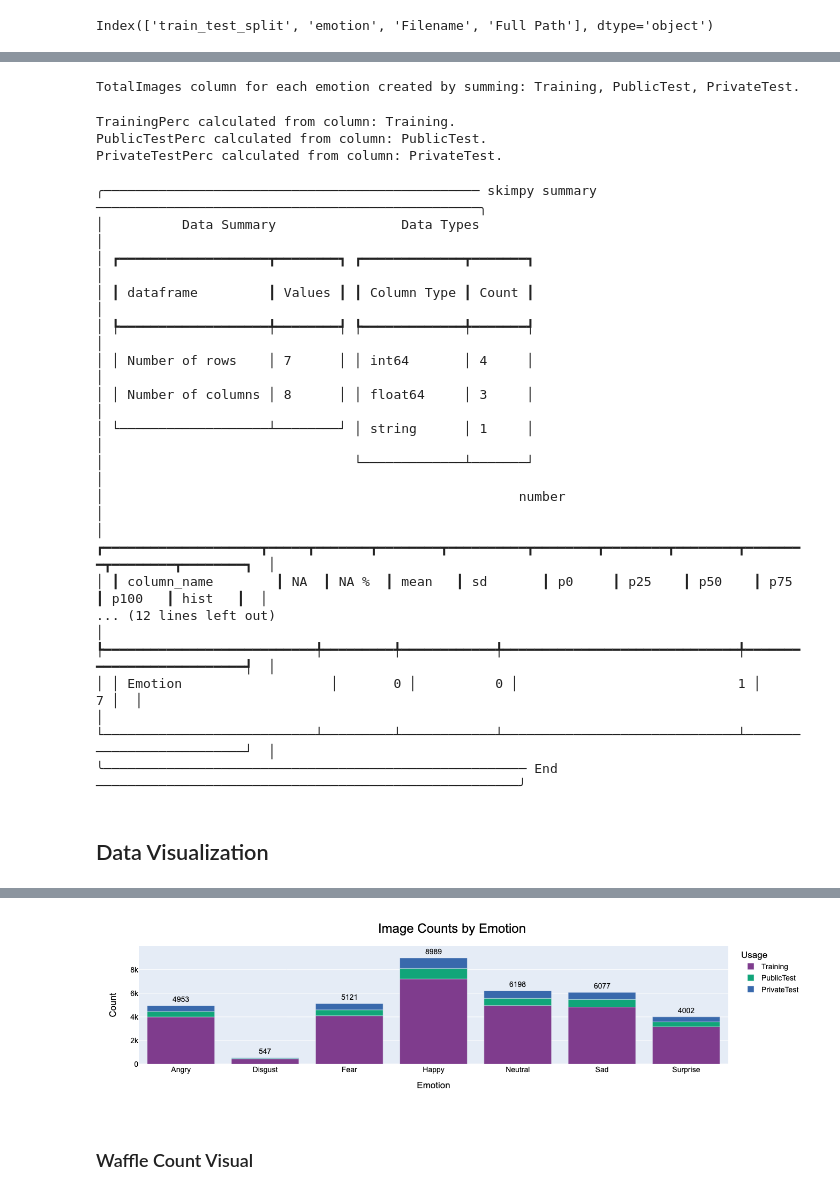
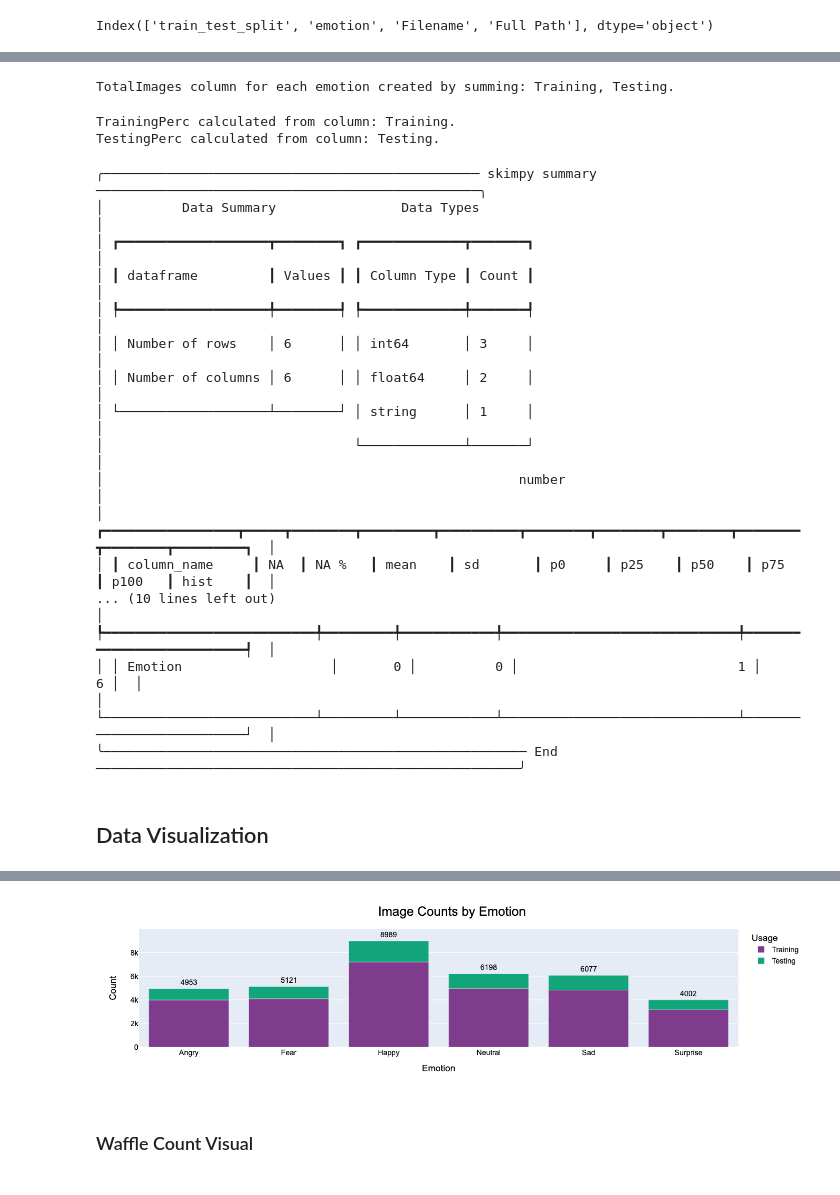
Before and after one commit to dlumian/EmotionFaceClassifier, a Jupyter notebook: notebooks/FRD2020_EDA.ipynb, the cells around one changed output, grey strips where cells are left out. Cells and saved outputs as stored; diff of their text form; code cells hidden in the pictures.

```diff
--- a/notebooks/FRD2020_EDA.ipynb
+++ b/notebooks/FRD2020_EDA.ipynb
@@ -183,12 +185,12 @@ emo_piv
 # %%
 # Create total count and percentages by usage
 TotalImagesCol = 'TotalImages'
-count_cols = list(common_dicts['usage_dict'])
+count_cols = ['Training', 'Testing']
 
 emo_piv[TotalImagesCol] = emo_piv[count_cols].sum(axis=1)
 print(f"{TotalImagesCol} column for each emotion created by summing: {', '.join(count_cols)}.")
 # %% [output]
-TotalImages column for each emotion created by summing: Training, PublicTest, PrivateTest.
+TotalImages column for each emotion created by summing: Training, Testing.
 # %%
 # For each count column calculage a percentage col
 for cc in count_cols:
@@ -198,45 +200,44 @@ for cc in count_cols:
     print(f'{new_col} calculated from column: {cc}.')
 # %% [output]
 TrainingPerc calculated from column: Training.
-PublicTestPerc calculated from column: PublicTest.
-PrivateTestPerc calculated from column: PrivateTest.
+TestingPerc calculated from column: Testing.
 # %%
 # Skim package for a nice overview, saved to save_path below
-skim_get_figure(emo_piv, save_path='./imgs/FER2013_counts_skim.svg')
+skim_get_figure(emo_piv, save_path='./imgs/FRD2020_counts_skim.svg')
 # %% [output]
 ╭──────────────────────────────────────────────── skimpy summary ─────────────────────────────────────────────────╮
 │          Data Summary                Data Types                                                                 │
 │ ┏━━━━━━━━━━━━━━━━━━━┳━━━━━━━━┓ ┏━━━━━━━━━━━━━┳━━━━━━━┓                                                          │
 │ ┃ dataframe         ┃ Values ┃ ┃ Column Type ┃ Count ┃                                                          │
 │ ┡━━━━━━━━━━━━━━━━━━━╇━━━━━━━━┩ ┡━━━━━━━━━━━━━╇━━━━━━━┩                                                          │
-│ │ Number of rows    │ 7      │ │ int64       │ 4     │                                                          │
-│ │ Number of columns │ 8      │ │ float64     │ 3     │                                                          │
+│ │ Number of rows    │ 6      │ │ int64       │ 3     │                                                          │
+│ │ Number of columns │ 6      │ │ float64     │ 2     │                                                          │
 │ └───────────────────┴────────┘ │ string      │ 1     │                                                          │
 │                                └─────────────┴───────┘                                                          │
 │                                                     number                                                      │
-│ ┏━━━━━━━━━━━━━━━━━━━━┳━━━━━┳━━━━━━━┳━━━━━━━━┳━━━━━━━━━━┳━━━━━━━━┳━━━━━━━━┳━━━━━━━━┳━━━━━━━━┳━━━━━━━━┳━━━━━━━━┓  │
-│ ┃ column_name        ┃ NA  ┃ NA %  ┃ mean   ┃ sd       ┃ p0     ┃ p25    ┃ p50    ┃ p75    ┃ p100   ┃ hist   ┃  │
-... (12 lines left out)
+│ ┏━━━━━━━━━━━━━━━━━┳━━━━━┳━━━━━━━━┳━━━━━━━━━┳━━━━━━━━━━┳━━━━━━━━┳━━━━━━━━┳━━━━━━━━┳━━━━━━━━┳━━━━━━━━┳━━━━━━━━━┓  │
+│ ┃ column_name     ┃ NA  ┃ NA %   ┃ mean    ┃ sd       ┃ p0     ┃ p25    ┃ p50    ┃ p75    ┃ p100   ┃ hist    ┃  │
+... (10 lines left out)
 │ ┡━━━━━━━━━━━━━━━━━━━━━━━━━━━╇━━━━━━━━━╇━━━━━━━━━━━━╇━━━━━━━━━━━━━━━━━━━━━━━━━━━━━━╇━━━━━━━━━━━━━━━━━━━━━━━━━━┩  │
-│ │ Emotion                   │       0 │          0 │                            1 │                        7 │  │
+│ │ Emotion                   │       0 │          0 │                            1 │                        6 │  │
 │ └───────────────────────────┴─────────┴────────────┴──────────────────────────────┴──────────────────────────┘  │
 ╰────────────────────────────────────────────────────── End ──────────────────────────────────────────────────────╯
 # %% [markdown]
 ## Data Visualization
 # %%
 # Stacked bar graph showing counts by emotion
-fig = px.bar(emo_piv, x="Emotion", y=["Training", "PublicTest", "PrivateTest"],
-            labels={'Training': 'Training', 'PublicTest': 'Public Test', "PrivateTest": "Private Test"},  # Custom y-axis label
+fig = px.bar(emo_piv, x="Emotion", y=["Training", "Testing"],
+            # labels={'Training': 'Training', 'PublicTest': 'Public Test', "PrivateTest": "Private Test"},  # Custom y-axis label
             color_discrete_sequence=px.colors.qualitative.Bold)
 
 fig = apply_default_plotly_styling(fig, title="Image Counts by Emotion", xaxis_title="Emotion", yaxis_title="Count", legend_title="Usage")
 fig = add_bar_totals(fig, emo_piv, 'TotalImages')
 
 fig.show()
-fig.write_image("imgs/FER2013_count_bar.png")
+fig.write_image("imgs/FRD2020_count_bar.png")
 # %% [output]
 [interactive output not drawn]
-[figure, old version]
+[figure, new version]
 # %% [markdown]
 ### Waffle Count Visual
 # %%
```
Also changed, not shown: parts of 13 cells of this notebook, 23 other files.
